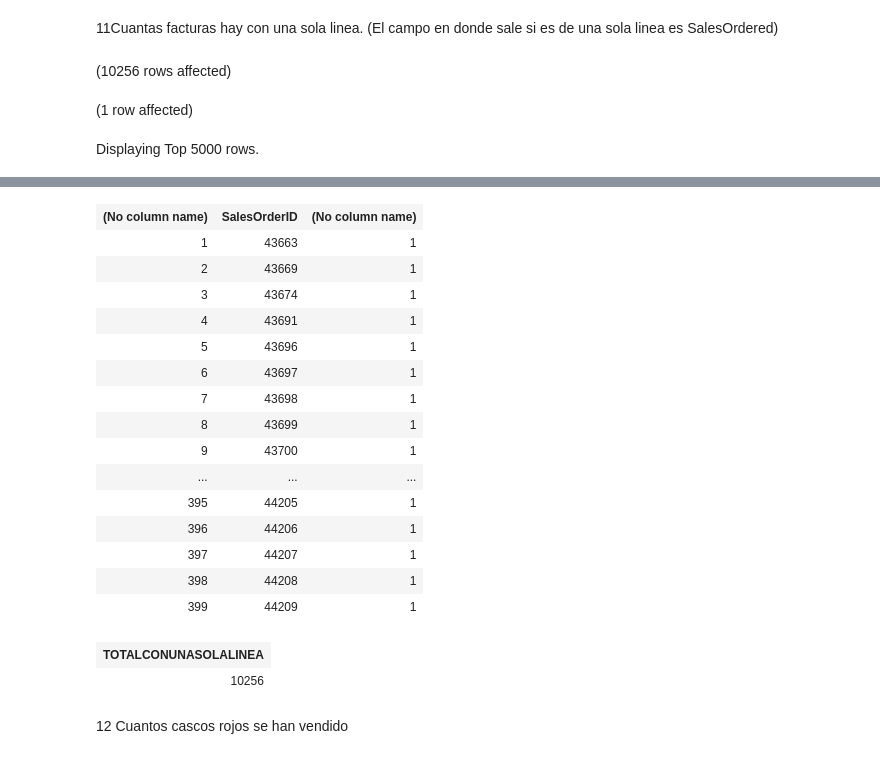
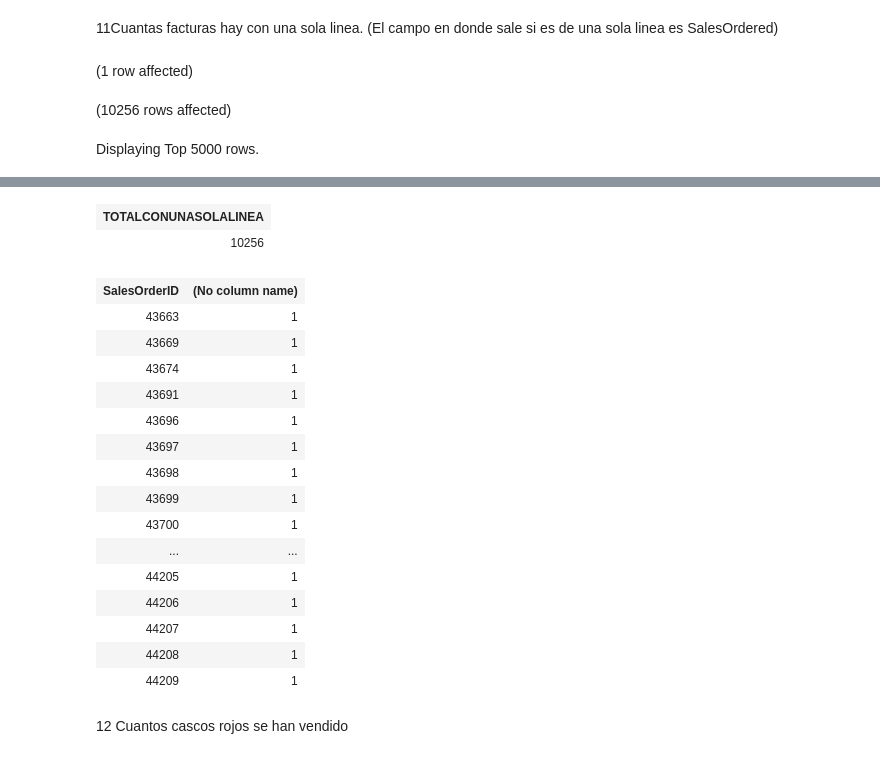
Before and after one commit to Asambler2/Hiberus-enlace, a Jupyter notebook: sql/EJ4VariasTablas/Notebook-1.ipynb, the cells around one changed output, grey strips where cells are left out. Drawn from its saved outputs; the diff is of its cells as text; code cells hidden in the pictures.

```diff
--- a/sql/EJ4VariasTablas/Notebook-1.ipynb
+++ b/sql/EJ4VariasTablas/Notebook-1.ipynb
@@ -207,12 +207,12 @@ Total execution time: 00:00:00.031
 # %% [markdown]
 11Cuantas facturas hay con una sola linea. (El campo en donde sale si es de una sola linea es SalesOrdered)
 # %%
-SELECT ROW_NUMBER() OVER(ORDER BY P.SalesOrderID), P.SalesOrderID, COUNT(*) FROM Sales.SalesOrderDetail AS P GROUP BY P.SalesOrderID
-HAVING COUNT(*) = 1
-
 SELECT TOP (1) ROW_NUMBER() OVER(ORDER BY P.SalesOrderID) AS TOTALCONUNASOLALINEA FROM Sales.SalesOrderDetail AS P GROUP BY P.SalesOrderID
 HAVING COUNT(*) = 1 ORDER BY ROW_NUMBER() OVER(ORDER BY P.SalesOrderID) DESC
+
+SELECT  P.SalesOrderID, COUNT(*) FROM Sales.SalesOrderDetail AS P GROUP BY P.SalesOrderID
+HAVING COUNT(*) = 1
 # %% [output]
-(10256 rows affected)
+(1 row affected)
-(1 row affected)
+(10256 rows affected)
 Displaying Top 5000 rows.
@@ -220,21 +220,21 @@ Total execution time: 00:00:01.773
-| (No column name) | SalesOrderID | (No column name) |
-| 1 | 43663 | 1 |
-| 2 | 43669 | 1 |
-| 3 | 43674 | 1 |
-| 4 | 43691 | 1 |
-| 5 | 43696 | 1 |
-| 6 | 43697 | 1 |
-| 7 | 43698 | 1 |
-| 8 | 43699 | 1 |
-| 9 | 43700 | 1 |
-| ... | ... | ... |
-| 395 | 44205 | 1 |
-| 396 | 44206 | 1 |
-| 397 | 44207 | 1 |
-| 398 | 44208 | 1 |
-| 399 | 44209 | 1 |
+| TOTALCONUNASOLALINEA |
+| 10256 |
-| TOTALCONUNASOLALINEA |
-| 10256 |
+| SalesOrderID | (No column name) |
+| 43663 | 1 |
+| 43669 | 1 |
+| 43674 | 1 |
+| 43691 | 1 |
+| 43696 | 1 |
+| 43697 | 1 |
+| 43698 | 1 |
+| 43699 | 1 |
+| 43700 | 1 |
+| ... | ... |
+| 44205 | 1 |
+| 44206 | 1 |
+| 44207 | 1 |
+| 44208 | 1 |
+| 44209 | 1 |
 # %% [markdown]
 12 Cuantos cascos rojos se han vendido
 # %%
```
Also changed, not shown: parts of 1 cell of this notebook.
